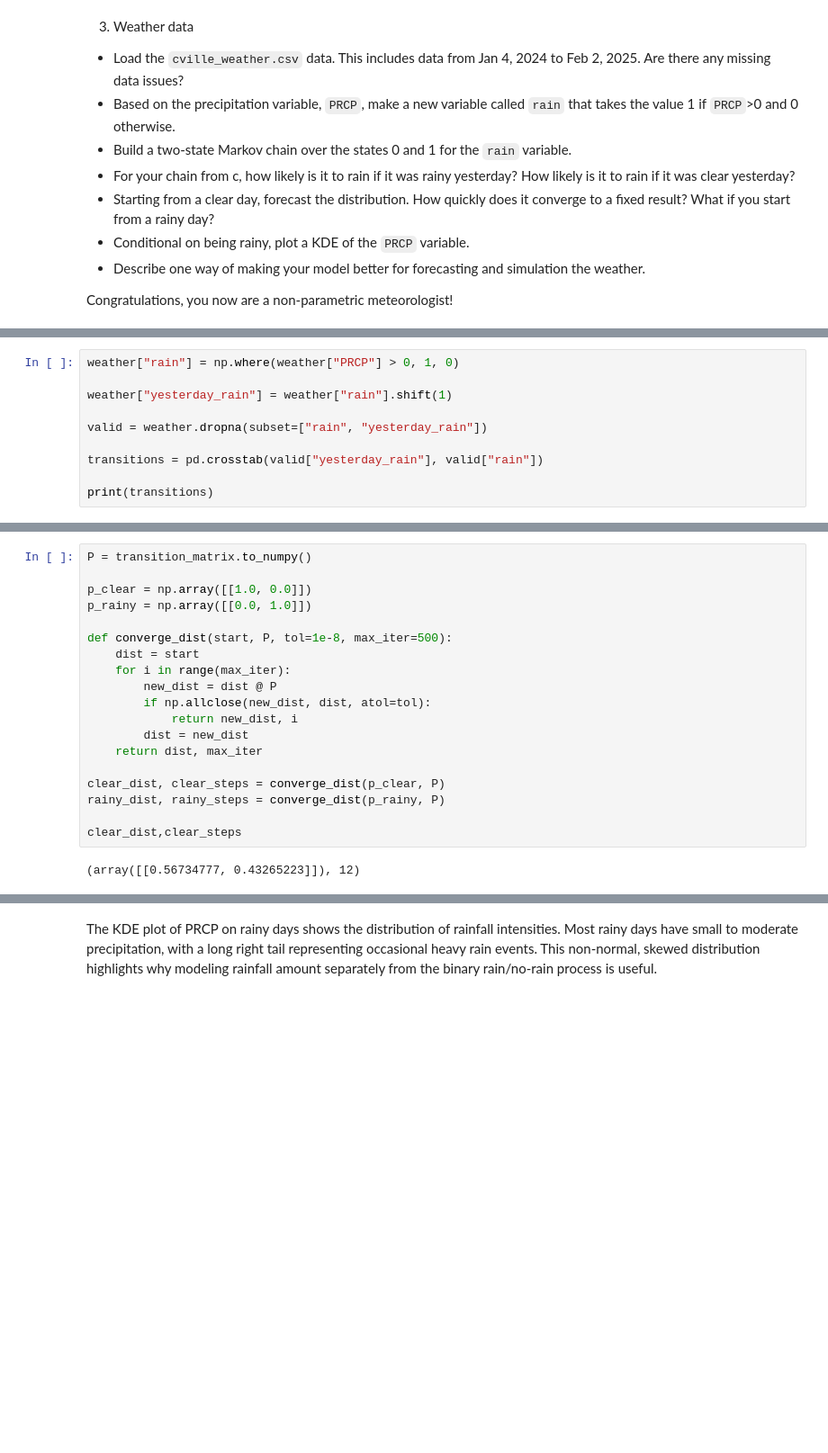
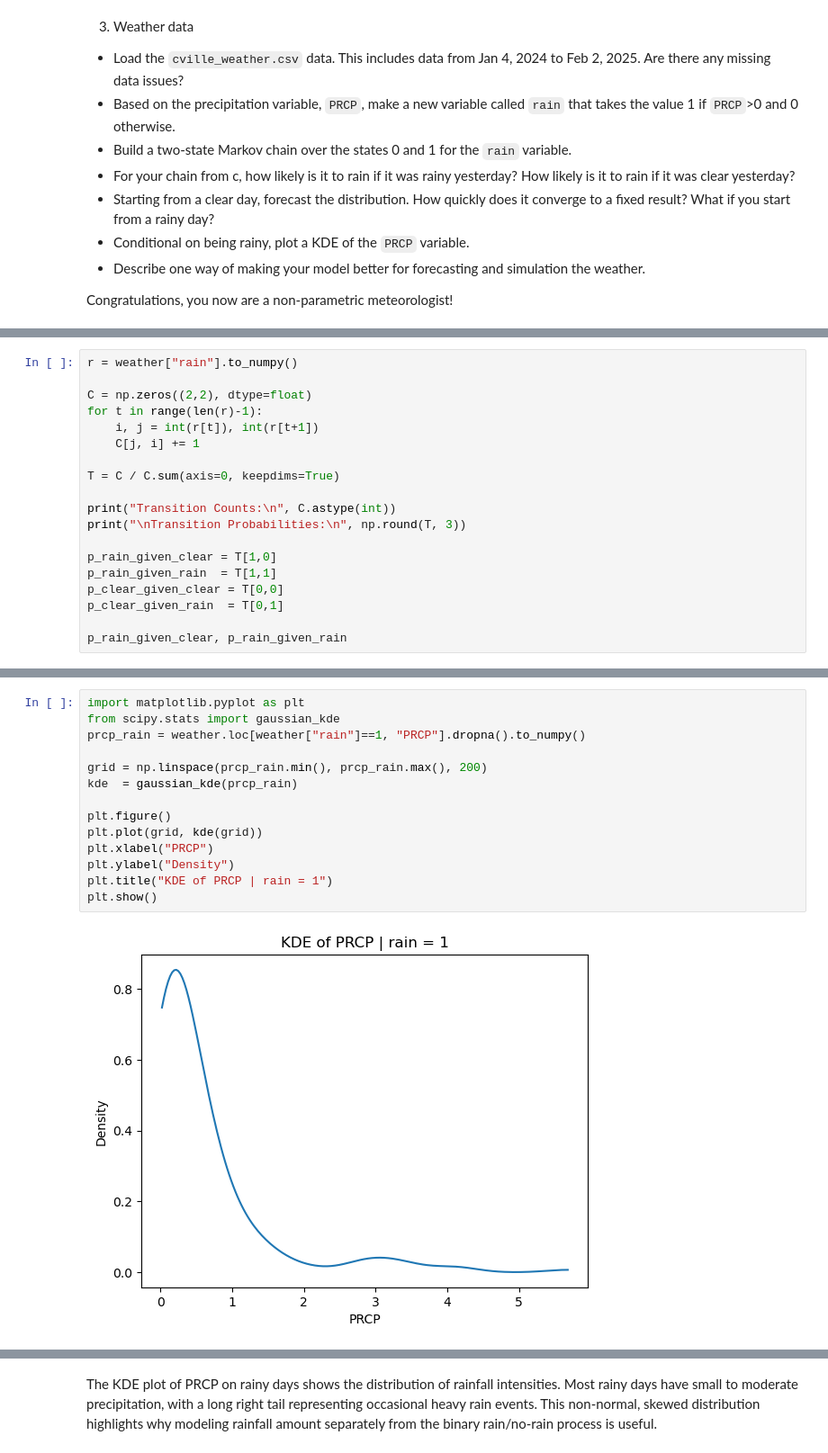
Before and after one commit to shawn01-kubo/DS-5030-Assignment5, a Jupyter notebook: assignment_5.ipynb, the cells around one changed output, grey strips where cells are left out. Shown: that part at 90% size. Saved outputs shown, nothing was run; the diff lists cells and outputs as text; blank space fills up the shorter version.

```diff
--- a/assignment_5.ipynb
+++ b/assignment_5.ipynb
@@ -293,11 +322,20 @@ There are 317 missing daily observations in the dataset between January 4, 2024,
 # %%
-weather["rain"] = np.where(weather["PRCP"] > 0, 1, 0)
+r = weather["rain"].to_numpy()
 
-weather["yesterday_rain"] = weather["rain"].shift(1)
+C = np.zeros((2,2), dtype=float)
+for t in range(len(r)-1):
+    i, j = int(r[t]), int(r[t+1])
+    C[j, i] += 1
 
-valid = weather.dropna(subset=["rain", "yesterday_rain"])
+T = C / C.sum(axis=0, keepdims=True)
 
-transitions = pd.crosstab(valid["yesterday_rain"], valid["rain"])
+print("Transition Counts:\n", C.astype(int))
+print("\nTransition Probabilities:\n", np.round(T, 3))
 
-print(transitions)
+p_rain_given_clear = T[1,0]
+p_rain_given_rain  = T[1,1]
+p_clear_given_clear = T[0,0]
+p_clear_given_rain  = T[0,1]
+
+p_rain_given_clear, p_rain_given_rain
 # %% [output]
@@ -331,21 +397,16 @@ The probability of rain after a clear day, P(rain today∣clear yesterday), me
 # %%
-P = transition_matrix.to_numpy()
+import matplotlib.pyplot as plt
+from scipy.stats import gaussian_kde
+prcp_rain = weather.loc[weather["rain"]==1, "PRCP"].dropna().to_numpy()
 
-p_clear = np.array([[1.0, 0.0]])
-p_rainy = np.array([[0.0, 1.0]])
+grid = np.linspace(prcp_rain.min(), prcp_rain.max(), 200)
+kde  = gaussian_kde(prcp_rain)
 
-def converge_dist(start, P, tol=1e-8, max_iter=500):
-    dist = start
-    for i in range(max_iter):
-        new_dist = dist @ P
-        if np.allclose(new_dist, dist, atol=tol):
-            return new_dist, i
-        dist = new_dist
-    return dist, max_iter
-
-clear_dist, clear_steps = converge_dist(p_clear, P)
-rainy_dist, rainy_steps = converge_dist(p_rainy, P)
-
-clear_dist,clear_steps
+plt.figure()
+plt.plot(grid, kde(grid))
+plt.xlabel("PRCP")
+plt.ylabel("Density")
+plt.title("KDE of PRCP | rain = 1")
+plt.show()
 # %% [output]
-(array([[0.56734777, 0.43265223]]), 12)
+[figure, added]
```
Also changed, not shown: parts of 28 cells of this notebook.
